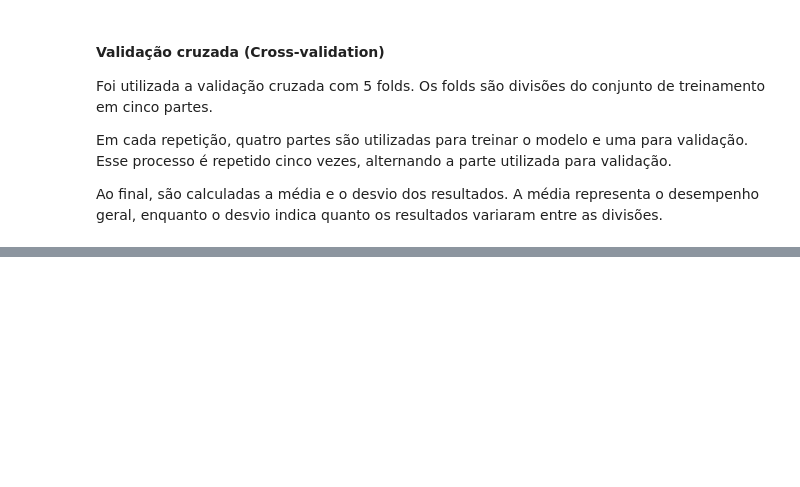
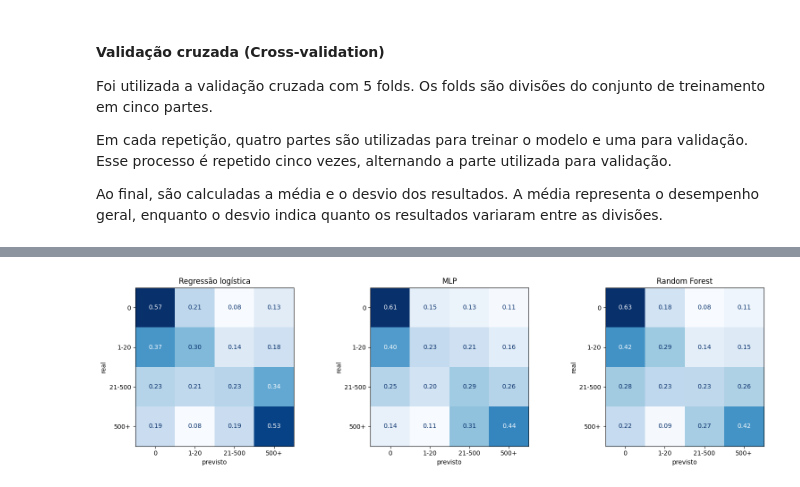
Before and after one commit to gustavomiranda2302/predicao-popularidade-steam, a Jupyter notebook: models/notebooks/03_modelagem.ipynb, the cells around one changed output, grey strips where cells are left out. Drawn from its saved outputs; the diff is of its cells as text; code cells hidden in the pictures; blank space fills up the shorter version.

Commit message:
feat: avaliacao no teste do  03_modelagem.ipynb

```diff
--- a/models/notebooks/03_modelagem.ipynb
+++ b/models/notebooks/03_modelagem.ipynb
@@ -265,0 +268,17 @@ Ao final, são calculadas a média e o desvio dos resultados. A média represent
+# %%
+finais, previsoes, linhas = {}, {}, []
+for nome, (construir, reb) in modelos.items():
+    xf, yf = rebalancear(x_tr, y_tr) if reb else (x_tr, y_tr)
+    modelo = construir().fit(xf, yf)
+    pred = modelo.predict(x_te)
+    finais[nome], previsoes[nome] = modelo, pred
+    f1_classes = f1_score(y_te, pred, labels=ordem, average=None, zero_division=0)
+    linhas.append({
+        "modelo": nome,
+        "F1-macro": f1_score(y_te, pred, average="macro", zero_division=0),
+        "acurácia balanceada": balanced_accuracy_score(y_te, pred),
+        **{f"F1 {c}": v for c, v in zip(ordem, f1_classes)},
+    })
+
+tabela_teste = pd.DataFrame(linhas).set_index("modelo")
+tabela_teste
@@ -265,0 +301,14 @@ Ao final, são calculadas a média e o desvio dos resultados. A média represent
+# %%
+fig, eixos = plt.subplots(1, 3, figsize=(16, 4.5))
+for ax, nome in zip(eixos, list(modelos)[1:]):
+    ConfusionMatrixDisplay.from_predictions(
+        y_te, previsoes[nome], labels=ordem, normalize="true",
+        values_format=".2f", colorbar=False, cmap="Blues", ax=ax,
+    )
+    ax.set_title(nome)
+    ax.set_xlabel("previsto")
+    ax.set_ylabel("real")
+plt.tight_layout()
+plt.show()
+# %% [output]
+[figure, added]
```
Also changed, not shown: parts of 4 cells of this notebook.
